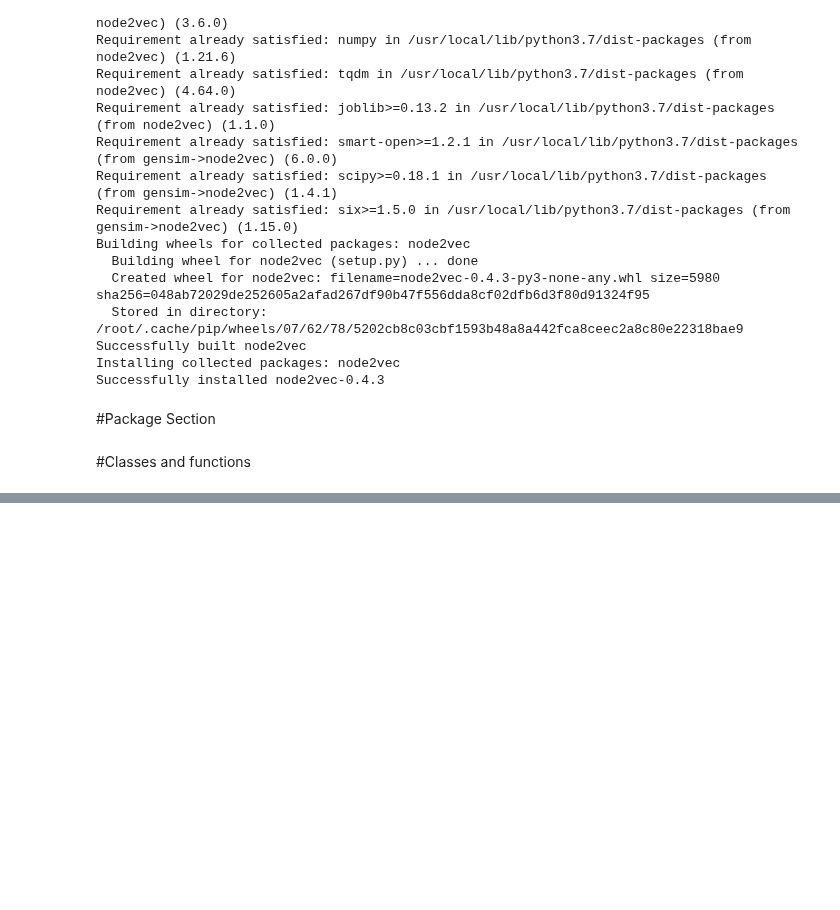
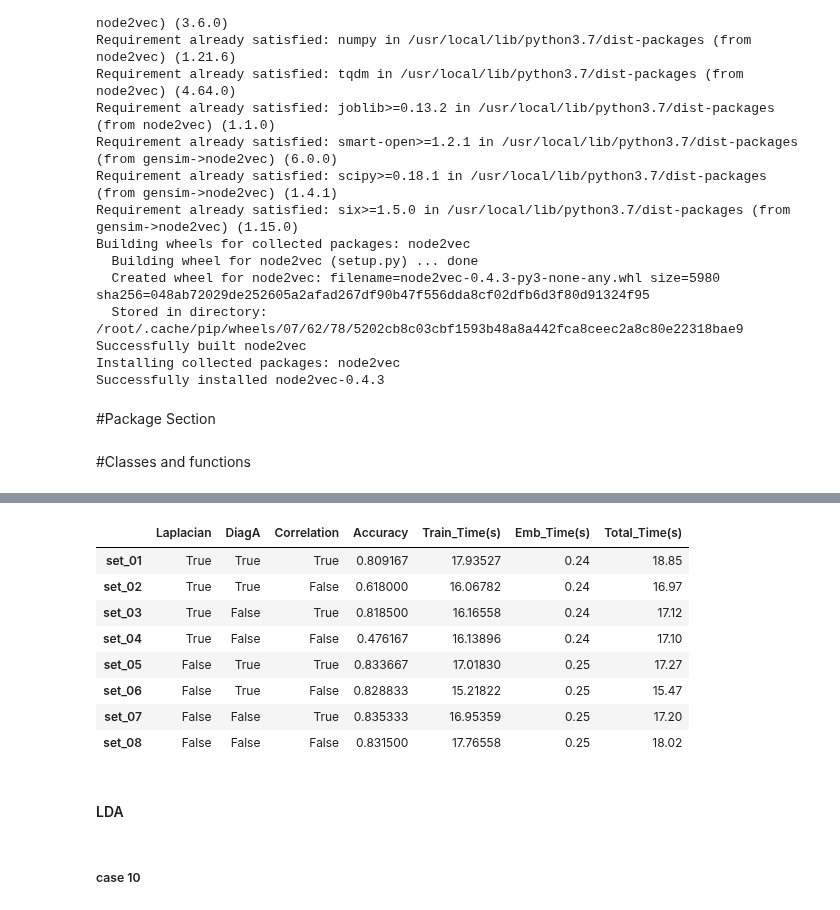
Before and after one commit to cshen6/GraphEmd, a Jupyter notebook: Main/GraphEncoder.ipynb, the cells around one changed output, grey strips where cells are left out. Drawn from its saved outputs; the diff is of its cells as text; code cells hidden in the pictures; blank space fills up the shorter version.

```diff
--- a/Main/GraphEncoder.ipynb
+++ b/Main/GraphEncoder.ipynb
@@ -1159,0 +2355,2 @@ def To_single_sparce_matrix(M,option):
+# %%
+Run(case_21, "su", Learner = 0, Laplacian = False, DiagA = True, Correlation = False)
@@ -1159,0 +2359,2 @@ def To_single_sparce_matrix(M,option):
+# %%
+Run(case_21, "su", Learner = 0, Laplacian = False, DiagA = True, Correlation = True)
@@ -1159,0 +2363,2 @@ def To_single_sparce_matrix(M,option):
+# %%
+Run(case_21, "su", Learner = 0, Laplacian = True, DiagA = True, Correlation = True)
@@ -1159,0 +2367,2 @@ def To_single_sparce_matrix(M,option):
+# %%
+results = average_restuls(case_21, comb_set, 0)
@@ -1159,0 +2404,16 @@ def To_single_sparce_matrix(M,option):
+# %%
+plot(results)
+# %% [output]
+|  | Laplacian | DiagA | Correlation | Accuracy | Train_Time(s) | Emb_Time(s) | Total_Time(s) |
+| set_01 | True | True | True | 0.809167 | 17.93527 | 0.24 | 18.85 |
+| set_02 | True | True | False | 0.618000 | 16.06782 | 0.24 | 16.97 |
+| set_03 | True | False | True | 0.818500 | 16.16558 | 0.24 | 17.12 |
+| set_04 | True | False | False | 0.476167 | 16.13896 | 0.24 | 17.10 |
+| set_05 | False | True | True | 0.833667 | 17.01830 | 0.25 | 17.27 |
+| set_06 | False | True | False | 0.828833 | 15.21822 | 0.25 | 15.47 |
+| set_07 | False | False | True | 0.835333 | 16.95359 | 0.25 | 17.20 |
+| set_08 | False | False | False | 0.831500 | 17.76558 | 0.25 | 18.02 |
+# %% [markdown]
+#### LDA
+# %% [markdown]
+##### case 10
```
Also changed, not shown: parts of 321 cells of this notebook.
